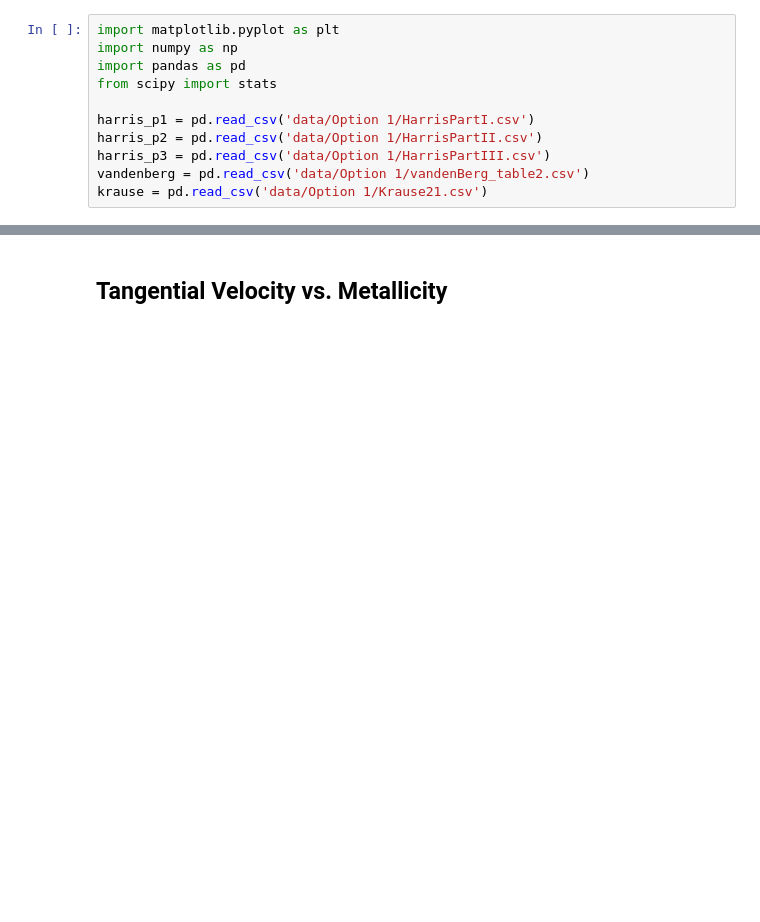
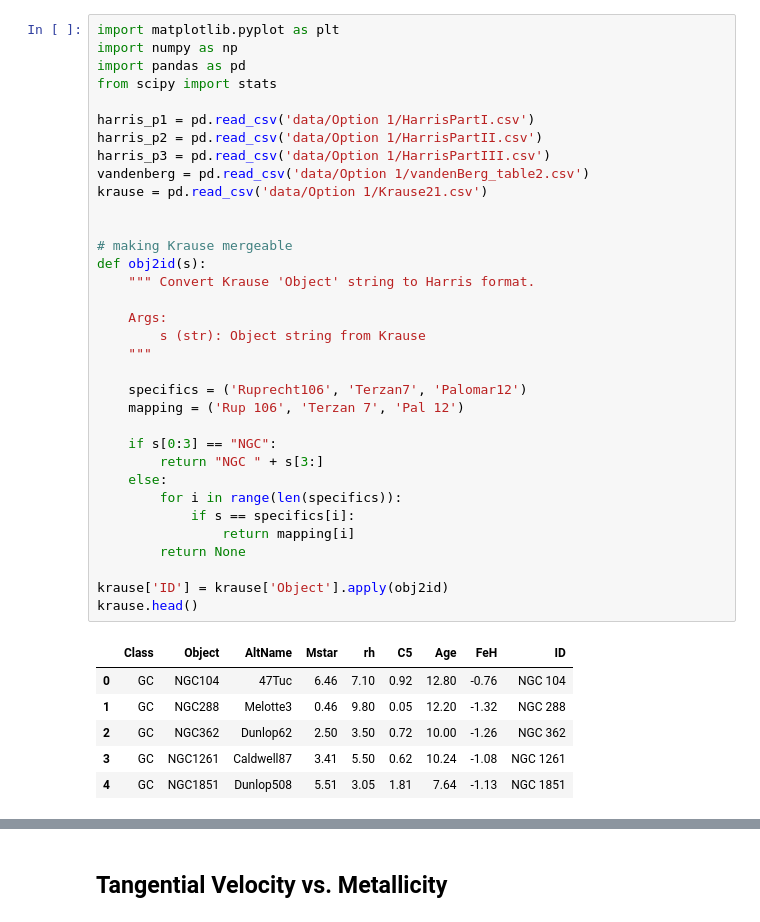
Before and after one commit to Shmu9/gc_accretion, a Jupyter notebook: dynamics.ipynb, the cells around one changed output, grey strips where cells are left out. Saved outputs shown, nothing was run; the diff lists cells and outputs as text; blank space fills up the shorter version.

```diff
--- a/dynamics.ipynb
+++ b/dynamics.ipynb
@@ -1,14 +1,44 @@
 # %%
 import matplotlib.pyplot as plt
 import numpy as np
 import pandas as pd
 from scipy import stats
 
 harris_p1 = pd.read_csv('data/Option 1/HarrisPartI.csv')
 harris_p2 = pd.read_csv('data/Option 1/HarrisPartII.csv')
 harris_p3 = pd.read_csv('data/Option 1/HarrisPartIII.csv')
 vandenberg = pd.read_csv('data/Option 1/vandenBerg_table2.csv')
 krause = pd.read_csv('data/Option 1/Krause21.csv')
+
+
+# making Krause mergeable
+def obj2id(s):
+    """ Convert Krause 'Object' string to Harris format.
+
+    Args:
+        s (str): Object string from Krause
+    """
+
+    specifics = ('Ruprecht106', 'Terzan7', 'Palomar12')
+    mapping = ('Rup 106', 'Terzan 7', 'Pal 12')
+
+    if s[0:3] == "NGC":
+        return "NGC " + s[3:]
+    else:
+        for i in range(len(specifics)):
+            if s == specifics[i]:
+                return mapping[i]
+        return None
+
+krause['ID'] = krause['Object'].apply(obj2id)
+krause.head()
+# %% [output]
+|  | Class | Object | AltName | Mstar | rh | C5 | Age | FeH | ID |
+| 0 | GC | NGC104 | 47Tuc | 6.46 | 7.10 | 0.92 | 12.80 | -0.76 | NGC 104 |
+| 1 | GC | NGC288 | Melotte3 | 0.46 | 9.80 | 0.05 | 12.20 | -1.32 | NGC 288 |
+| 2 | GC | NGC362 | Dunlop62 | 2.50 | 3.50 | 0.72 | 10.00 | -1.26 | NGC 362 |
+| 3 | GC | NGC1261 | Caldwell87 | 3.41 | 5.50 | 0.62 | 10.24 | -1.08 | NGC 1261 |
+| 4 | GC | NGC1851 | Dunlop508 | 5.51 | 3.05 | 1.81 | 7.64 | -1.13 | NGC 1851 |
 # %% [markdown]
 ### CSV File Information
 #### Harris Part I (Identifications and Positional Data)
```
Also changed, not shown: parts of 2 cells of this notebook.
